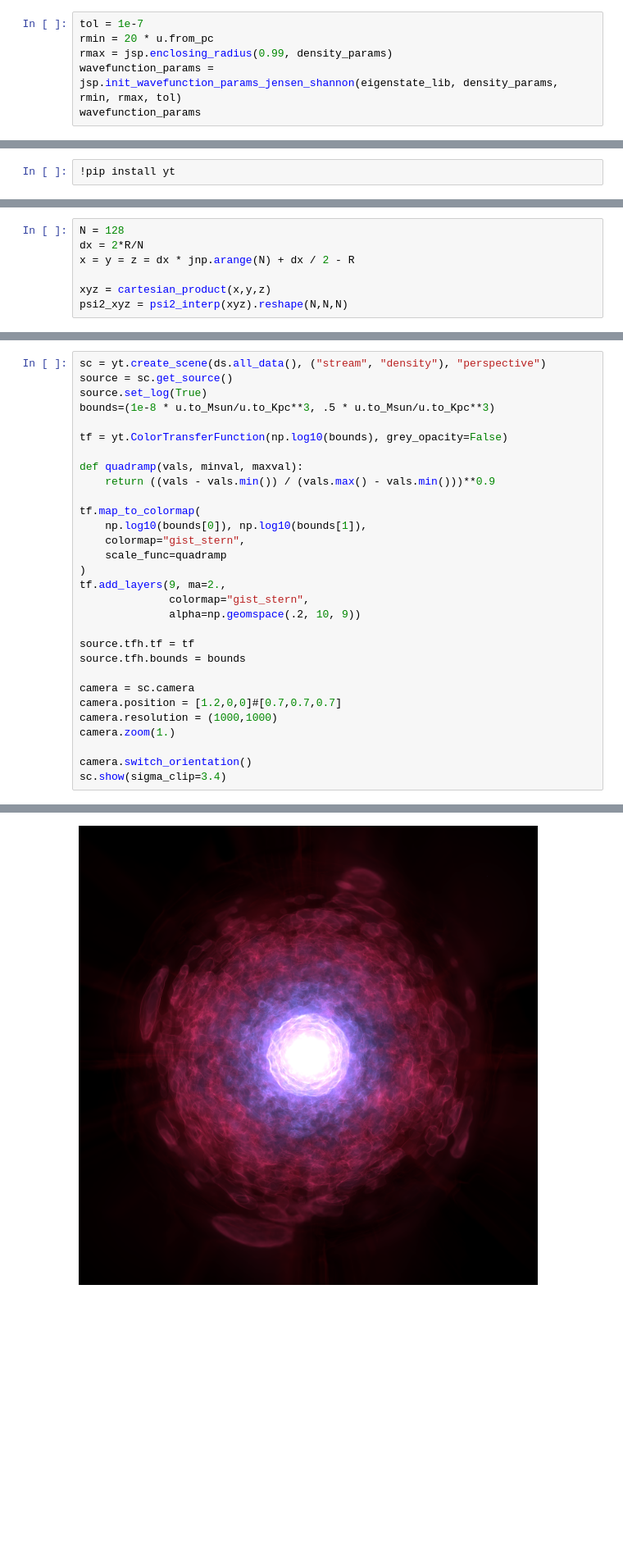
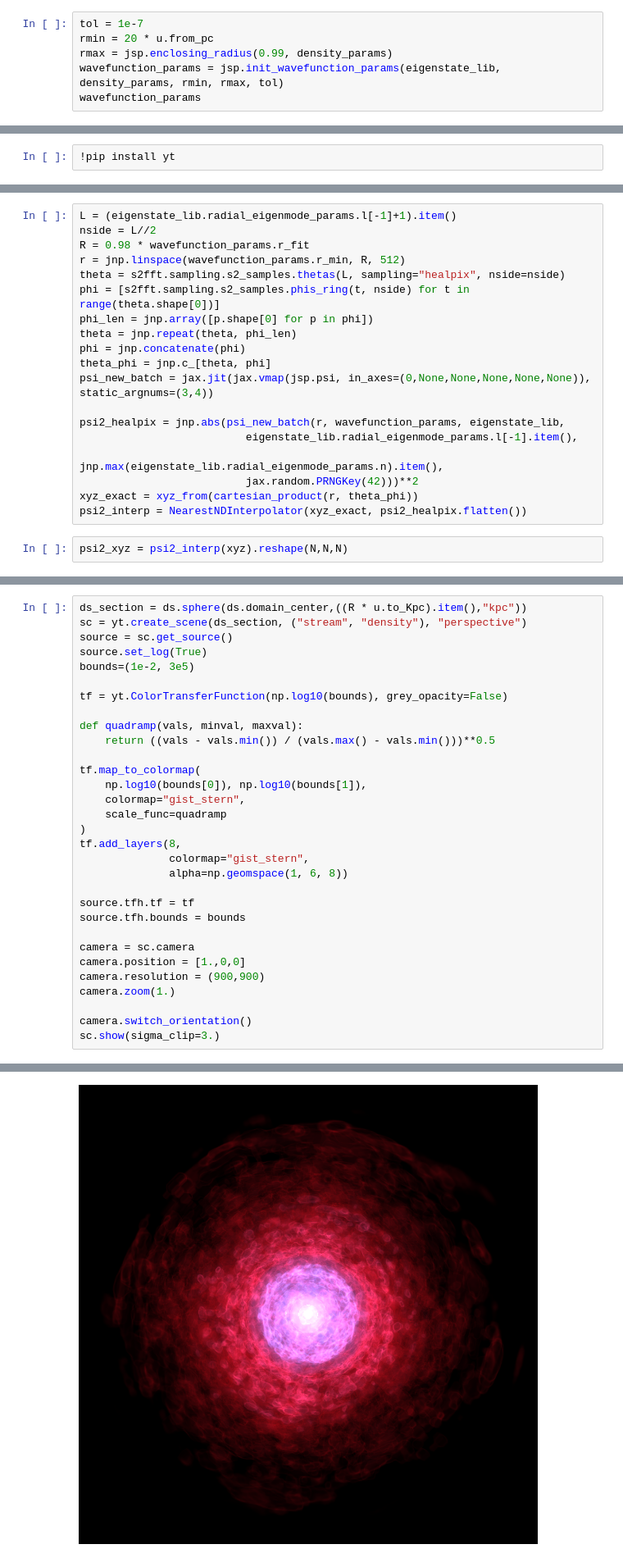
Before and after one commit to timzimm/jaxsp, a Jupyter notebook: examples/tutorial.ipynb, the cells around one changed output, grey strips where cells are left out. Shown at 82% size. Saved outputs shown, nothing was run; the diff lists cells and outputs as text; blank space fills up the shorter version.

```diff
--- a/examples/tutorial.ipynb
+++ b/examples/tutorial.ipynb
@@ -131,7 +154,7 @@ rho_psi = jax.vmap(jsp.rho_psi, in_axes=(0,None,None))
 tol = 1e-7
 rmin = 20 * u.from_pc
 rmax = jsp.enclosing_radius(0.99, density_params)
-wavefunction_params = jsp.init_wavefunction_params_jensen_shannon(eigenstate_lib, density_params, rmin, rmax, tol)
+wavefunction_params = jsp.init_wavefunction_params(eigenstate_lib, density_params, rmin, rmax, tol)
 wavefunction_params
 # %% [output]
 wavefunction_params:
@@ -219,9 +244,23 @@ psi2_interp = NearestNDInterpolator(xyz_exact, psi2_healpix.flatten())
+# %%
+L = (eigenstate_lib.radial_eigenmode_params.l[-1]+1).item()
+nside = L//2
+R = 0.98 * wavefunction_params.r_fit
+r = jnp.linspace(wavefunction_params.r_min, R, 512)
+theta = s2fft.sampling.s2_samples.thetas(L, sampling="healpix", nside=nside)
+phi = [s2fft.sampling.s2_samples.phis_ring(t, nside) for t in range(theta.shape[0])]
+phi_len = jnp.array([p.shape[0] for p in phi])
+theta = jnp.repeat(theta, phi_len)
+phi = jnp.concatenate(phi)
+theta_phi = jnp.c_[theta, phi]
+psi_new_batch = jax.jit(jax.vmap(jsp.psi, in_axes=(0,None,None,None,None,None)), static_argnums=(3,4))
+
+psi2_healpix = jnp.abs(psi_new_batch(r, wavefunction_params, eigenstate_lib,
+                          eigenstate_lib.radial_eigenmode_params.l[-1].item(),
+                          jnp.max(eigenstate_lib.radial_eigenmode_params.n).item(),
+                          jax.random.PRNGKey(42)))**2
+xyz_exact = xyz_from(cartesian_product(r, theta_phi))
+psi2_interp = NearestNDInterpolator(xyz_exact, psi2_healpix.flatten())
 # %%
-N = 128
-dx = 2*R/N
-x = y = z = dx * jnp.arange(N) + dx / 2 - R
-
-xyz = cartesian_product(x,y,z)
 psi2_xyz = psi2_interp(xyz).reshape(N,N,N)
 # %%
 ds = yt.load_uniform_grid(
@@ -240,31 +279,32 @@ yt : [INFO     ] 2024-04-10 19:59:35,493 Parameters: cosmological_simulation   =
 # %%
-sc = yt.create_scene(ds.all_data(), ("stream", "density"), "perspective")
+ds_section = ds.sphere(ds.domain_center,((R * u.to_Kpc).item(),"kpc"))
+sc = yt.create_scene(ds_section, ("stream", "density"), "perspective")
 source = sc.get_source()
 source.set_log(True)
-bounds=(1e-8 * u.to_Msun/u.to_Kpc**3, .5 * u.to_Msun/u.to_Kpc**3)
+bounds=(1e-2, 3e5)
 
 tf = yt.ColorTransferFunction(np.log10(bounds), grey_opacity=False)
 
 def quadramp(vals, minval, maxval):
-    return ((vals - vals.min()) / (vals.max() - vals.min()))**0.9
+    return ((vals - vals.min()) / (vals.max() - vals.min()))**0.5
 
 tf.map_to_colormap(
     np.log10(bounds[0]), np.log10(bounds[1]),
     colormap="gist_stern",
     scale_func=quadramp
 )
-tf.add_layers(9, ma=2.,
+tf.add_layers(8,
               colormap="gist_stern",
-              alpha=np.geomspace(.2, 10, 9))
+              alpha=np.geomspace(1, 6, 8))
 
 source.tfh.tf = tf
 source.tfh.bounds = bounds
 
 camera = sc.camera
-camera.position = [1.2,0,0]#[0.7,0.7,0.7]
-camera.resolution = (1000,1000)
+camera.position = [1.,0,0]
+camera.resolution = (900,900)
 camera.zoom(1.)
 
 camera.switch_orientation()
-sc.show(sigma_clip=3.4)
+sc.show(sigma_clip=3.)
 # %% [output]
@@ -273 +313 @@ yt : [INFO     ] 2024-04-10 19:59:35,565 Creating volume
-[figure, old version]
+[figure, new version]
```
Also changed, not shown: parts of 9 cells of this notebook, 6 other files.
